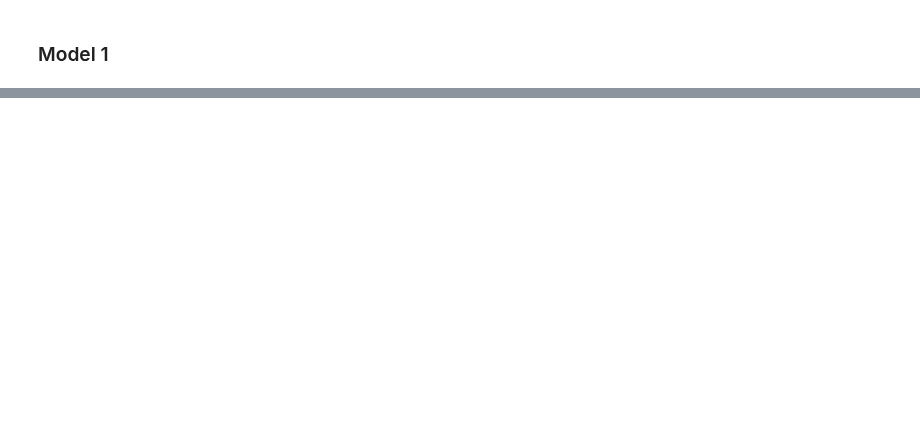
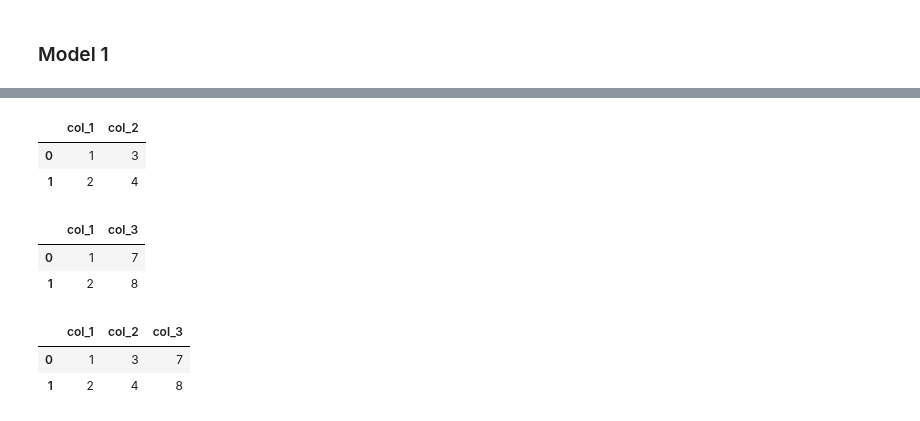
Before and after one commit to janduplessis883/project-showupforhealth, a Jupyter notebook: notebooks/alex_DL_MODEL_test_ECS.ipynb, the cells around one changed output, grey strips where cells are left out. Drawn from its saved outputs; the diff is of its cells as text; code cells hidden in the pictures; blank space fills up the shorter version.

```diff
--- a/notebooks/alex_DL_MODEL_test_ECS.ipynb
+++ b/notebooks/alex_DL_MODEL_test_ECS.ipynb
@@ -273,0 +289,21 @@ model_result[['PREDICTION', 'Patient ID']]
+# %%
+df1 = pd.DataFrame(data={'col_1': [1, 2], 'col_2': [3, 4]})
+df1
+# %% [output]
+|  | col_1 | col_2 |
+| 0 | 1 | 3 |
+| 1 | 2 | 4 |
+# %%
+df2 = pd.DataFrame(data={'col_1': [1, 2], 'col_3': [7, 8]})
+df2
+# %% [output]
+|  | col_1 | col_3 |
+| 0 | 1 | 7 |
+| 1 | 2 | 8 |
+# %%
+df3 = df1.merge(df2, how='left', on='col_1')
+df3
+# %% [output]
+|  | col_1 | col_2 | col_3 |
+| 0 | 1 | 3 | 7 |
+| 1 | 2 | 4 | 8 |
```
Also changed, not shown: parts of 17 cells of this notebook.
